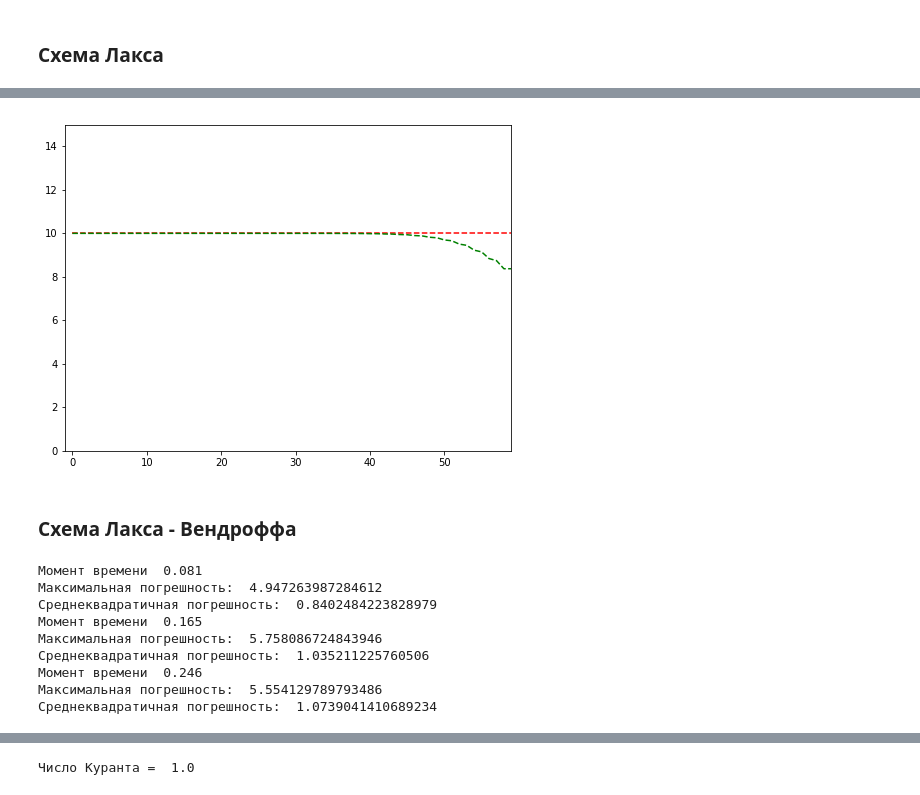
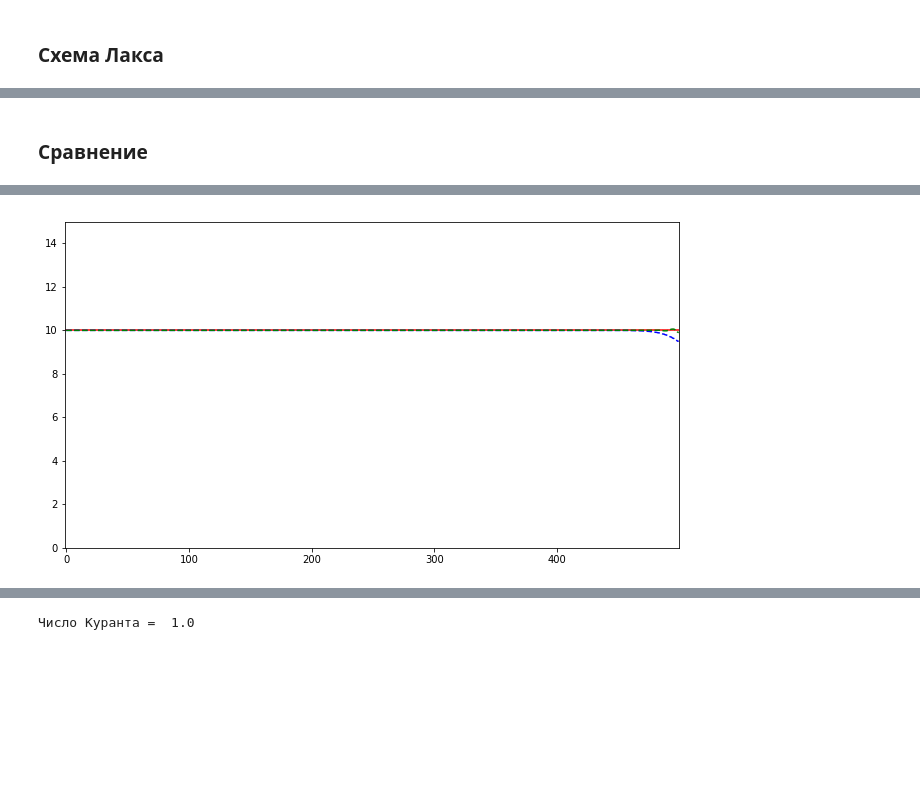
Before and after one commit to dimared/vmetf, a Jupyter notebook: Dmitrij.ipynb, the cells around one changed output, grey strips where cells are left out. Drawn from its saved outputs; the diff is of its cells as text; code cells hidden in the pictures; blank space fills up the shorter version.

```diff
--- a/Dmitrij.ipynb
+++ b/Dmitrij.ipynb
@@ -36,8 +61,8 @@ f1 = 10
 dx = 0.005
 dt = 0.003
 
-N = 60
-T = 110
+N = 500
+T = 900
 # %%
 def getPrecise(t):
     res = np.zeros(N)
@@ -82,54 +246,30 @@ for n in range(-1, T-1):
+# %% [markdown]
+### Сравнение
 # %%
-fig, ax = plt.subplots(figsize = (8, 6))
+fig, ax = plt.subplots(figsize = (11, 6))
 xdata, ydata = range(N), []
-ln, = plt.plot([], [], color = 'r', linestyle = '--')
-ln2, = plt.plot([], [], color = 'g', linestyle = '--')
+ln, = plt.plot([], [], color = 'r', linestyle = '-')
+ln2, = plt.plot([], [], color = 'b', linestyle = '--')
+ln3, = plt.plot([], [], color = 'g', linestyle = '--')
+
+frame_const = 5
 
 def init():
     ax.set_xlim(-1, N-1)
     ax.set_ylim(0, f1*1.5)
     return ln,
 
 def update(t):
-    ydata2 = f[t]
-    ydata = getPrecise(t*dt)
+    ydata = getPrecise(frame_const*t*dt)
     ln.set_data(xdata, ydata)
+    ydata2 = lin_lax[frame_const*t]
     ln2.set_data(xdata, ydata2)
+    ydata3 = lin_lw_s[frame_const*t]
+    ln3.set_data(xdata, ydata3)
     return ln,
 
-anim = FuncAnimation(fig, update, frames=range(T), init_func=init, blit=True)
+anim = FuncAnimation(fig, update, frames=T//frame_const, init_func=init, interval=20, blit=True)
 HTML(anim.to_html5_video())
 # %% [output]
 [interactive output not drawn]
-[figure, old version]
+[figure, new version]
-# %% [markdown]
-### Схема Лакса - Вендроффа
-# %%
-f = np.zeros((T,N))
-
-for n in range(-1, T-1):
-    f[n+1][0] = f1
-    for i in range(1, N-1):
-        A = f[n][i-1]
-        E = f[n][i]
-        B = f[n][i+1]
-
-        fp = (B + E - sigma*(B - E))/2
-        fn = (E + A - sigma*(E - A))/2
-
-        f[n+1][i] = f[n][i] - sigma*(fp-fn)
-    f[n+1][N-1] = f[n][N-2]
-
-    if n in (T//4, T//2, 3*T//4):
-        print("Момент времени ", n*dt)
-        errors(f[n], getPrecise(n*dt))
-# %% [output]
-Момент времени  0.081
-Максимальная погрешность:  4.947263987284612
-Среднеквадратичная погрешность:  0.8402484223828979
-Момент времени  0.165
-Максимальная погрешность:  5.758086724843946
-Среднеквадратичная погрешность:  1.035211225760506
-Момент времени  0.246
-Максимальная погрешность:  5.554129789793486
-Среднеквадратичная погрешность:  1.0739041410689234
```
Also changed, not shown: parts of 17 cells of this notebook.
